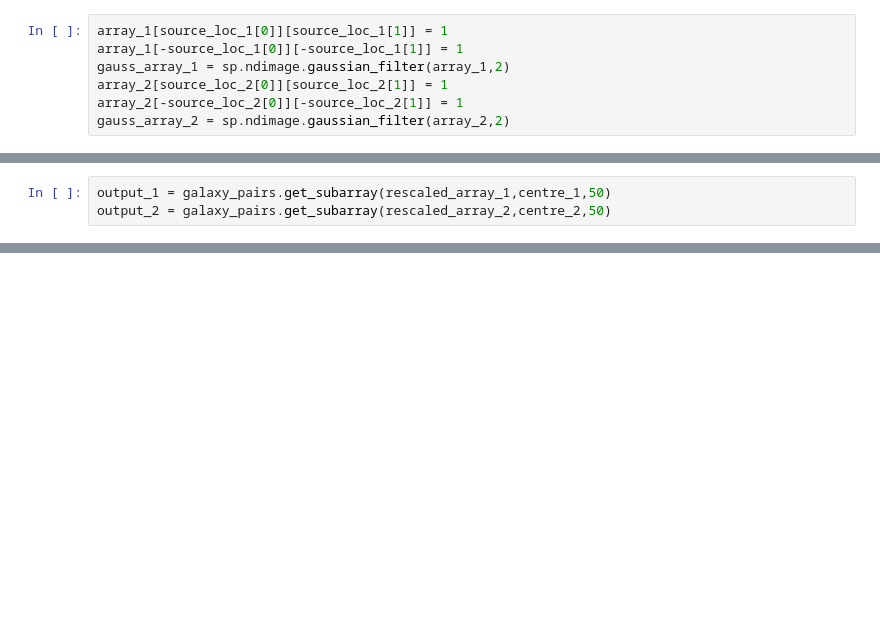
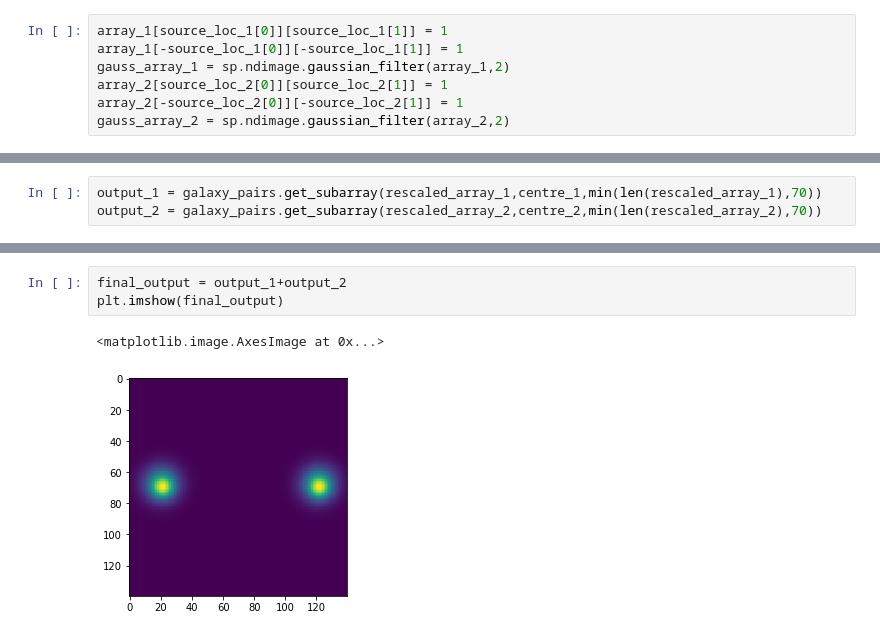
Before and after one commit to mdezylva/masters, a Jupyter notebook: Notebooks/rescaling_testing.ipynb, the cells around one changed output, grey strips where cells are left out. Drawn from its saved outputs; the diff is of its cells as text; blank space fills up the shorter version.

```diff
--- a/Notebooks/rescaling_testing.ipynb
+++ b/Notebooks/rescaling_testing.ipynb
@@ -129,3 +163,3 @@ centre_2 = [len(rescaled_array_2)/2,len(rescaled_array_2)/2]
 # %%
-output_1 = galaxy_pairs.get_subarray(rescaled_array_1,centre_1,50)
-output_2 = galaxy_pairs.get_subarray(rescaled_array_2,centre_2,50)
+output_1 = galaxy_pairs.get_subarray(rescaled_array_1,centre_1,min(len(rescaled_array_1),70))
+output_2 = galaxy_pairs.get_subarray(rescaled_array_2,centre_2,min(len(rescaled_array_2),70))
@@ -139,0 +178,6 @@ plt.show()
+# %%
+final_output = output_1+output_2
+plt.imshow(final_output)
+# %% [output]
+<matplotlib.image.AxesImage at 0x...>
+[figure, added]
```
Also changed, not shown: parts of 14 cells of this notebook, 2 other files.
